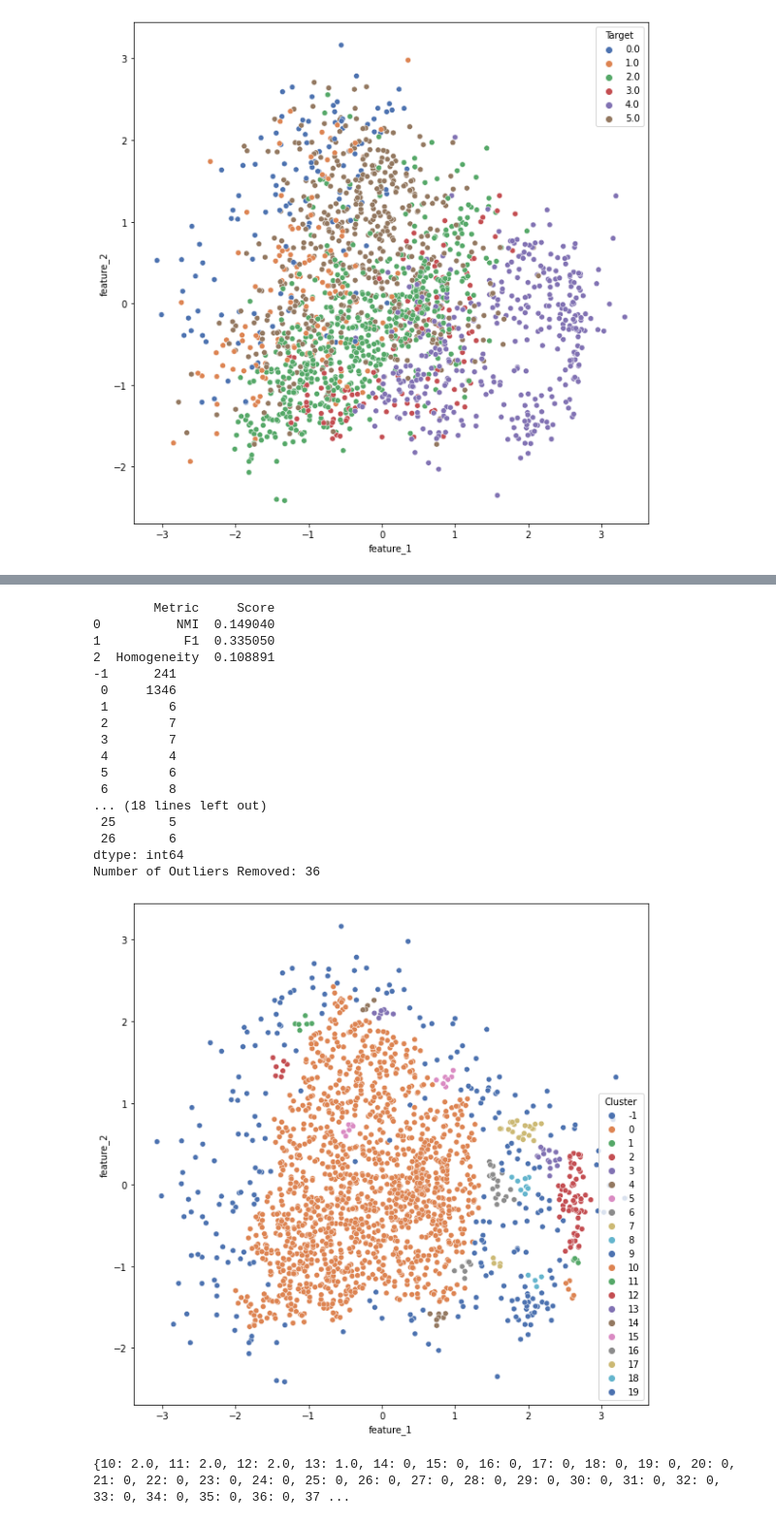
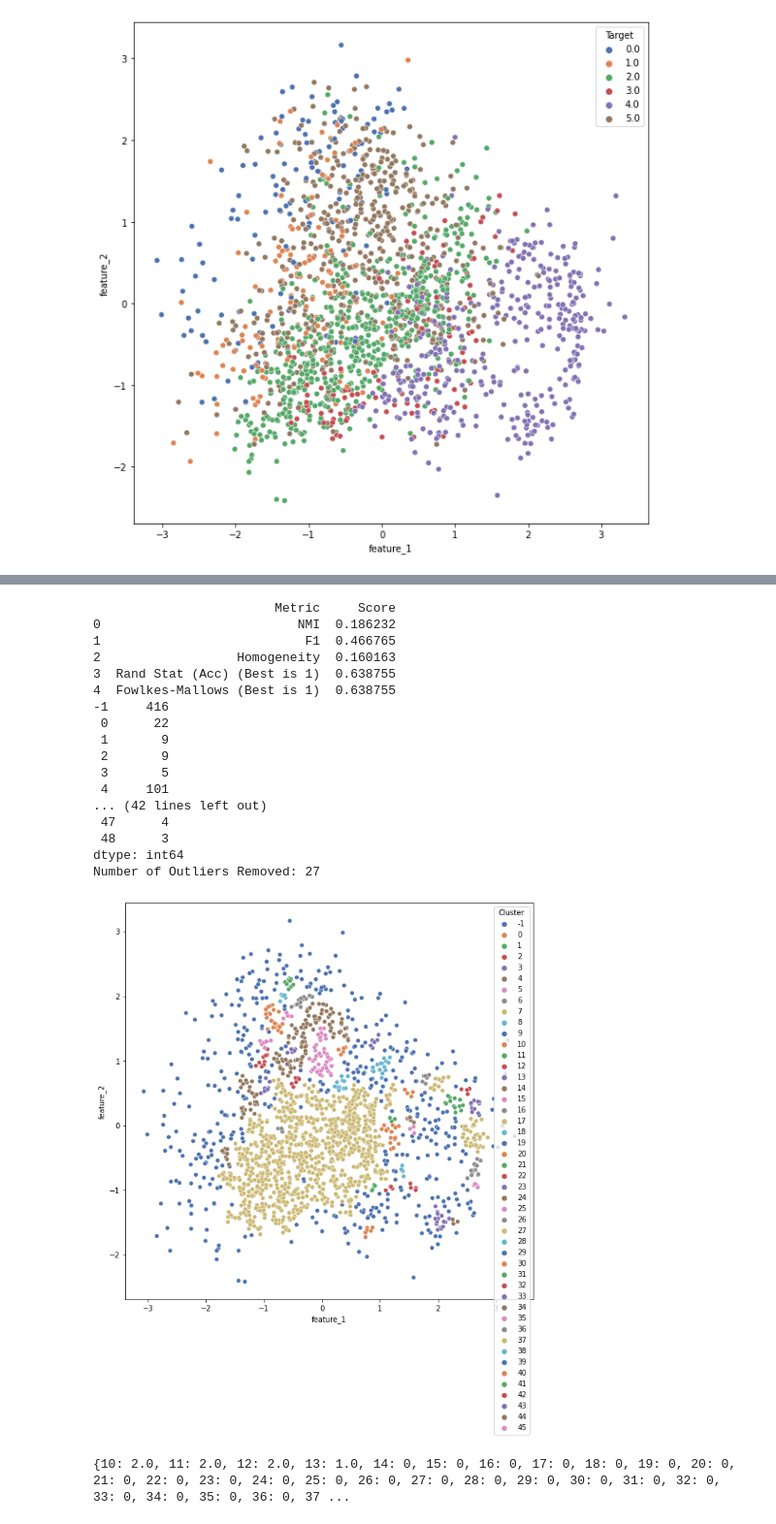
Before and after one commit to brycegsmith/psg_project, a Jupyter notebook: main2.ipynb, the cells around one changed output, grey strips where cells are left out. Shown: that part at 97% size. Cells and saved outputs as stored; diff of their text form; code cells hidden in the pictures.

Commit message:
Added Rand Stat, Fowlkes Mallows, and KNN plot for selecting DBSCAN Eps

```diff
--- a/main2.ipynb
+++ b/main2.ipynb
@@ -545,7 +545,8 @@ def get_clustering_metrics(cluster_ids, target):
     cms['NMI'] = metrics.normalized_mutual_info_score(target, predicted_labels)
     cms['F1'] = metrics.f1_score(target, predicted_labels, average = 'weighted')
     cms['Homogeneity'] = metrics.homogeneity_score(target, predicted_labels)
-
+    cms['Rand Stat (Acc) (Best is 1)'] = metrics.rand_score(target, predicted_labels)
+    cms['Fowlkes-Mallows (Best is 1)'] = metrics.rand_score(target, predicted_labels)
 
     metric_dict = pd.concat([pd.Series(cms.keys()), pd.Series(cms.values())], axis=1)
     metric_dict.columns = ['Metric', 'Score']
@@ -553,37 +568,37 @@ def get_clustering_metrics(cluster_ids, target):
 # %%
 # DBSCAN - keep in mind the results will change each time we run PCA
 
-dbscan = cluster.DBSCAN(eps = 0.12, min_samples = 2 * n_components)
+dbscan = cluster.DBSCAN(eps = 0.1, min_samples = 2 * n_components)
 # The choice of min_samples = 2*D (discussed in class) = 2*3 = 6. The choice of epsilon is justified in the cell below.
 
 cluster_ids = dbscan.fit(data_reduced).labels_
 print(get_clustering_metrics(cluster_ids, target))
 
 cluster_cts = pd.Series(cluster_ids).groupby(by=cluster_ids).count()
 print(cluster_cts)
 # If you just get one row with -1 and 19637, need to rerun PCA
 
 # Plot results:
 plot_dimReduction(data_reduced, cluster_ids, label_meaning = "Cluster")
 # %% [output]
-        Metric     Score
-0          NMI  0.149040
-1           F1  0.335050
-2  Homogeneity  0.108891
--1      241
- 0     1346
- 1        6
- 2        7
- 3        7
- 4        4
- 5        6
- 6        8
-... (18 lines left out)
- 25       5
- 26       6
+                        Metric     Score
+0                          NMI  0.186232
+1                           F1  0.466765
+2                  Homogeneity  0.160163
+3  Rand Stat (Acc) (Best is 1)  0.638755
+4  Fowlkes-Mallows (Best is 1)  0.638755
+-1     416
+ 0      22
+ 1       9
+ 2       9
+ 3       5
+ 4     101
+... (42 lines left out)
+ 47      4
+ 48      3
 dtype: int64
-Number of Outliers Removed: 36
+Number of Outliers Removed: 27
-[figure, old version]
+[figure, new version]
 # %%
 # Function Used to Determine a Good Value of Epsilon
 
```
Also changed, not shown: parts of 2 cells of this notebook.
